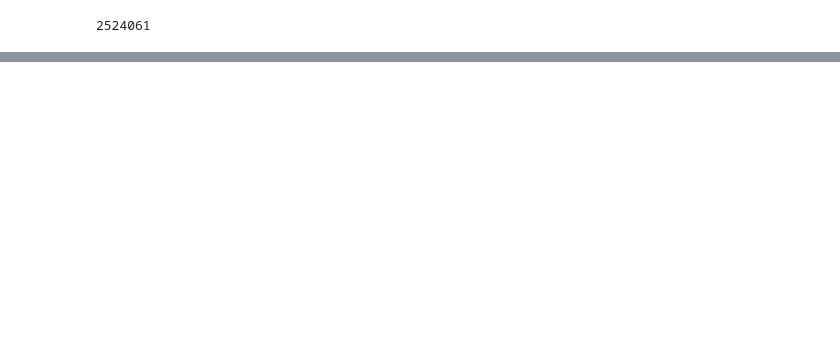
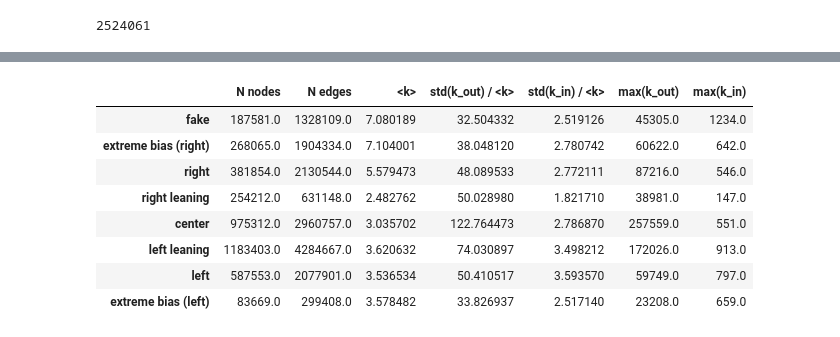
Before and after one commit to kayzhou/fake_news_during_election, a Jupyter notebook: all_tweets.ipynb, the cells around one changed output, grey strips where cells are left out. Cells and saved outputs as stored; diff of their text form; code cells hidden in the pictures; blank space fills up the shorter version.

```diff
--- a/all_tweets.ipynb
+++ b/all_tweets.ipynb
@@ -1382,0 +1350,19 @@ Name: media_type, dtype: float64
+# %%
+def get_num_of_retweeted_for_user(uid):
+    """
+    uid作为源的次数及被转总次数
+    """
+    # print(uid)
+    tids = all_tweets[(all_tweets.user_id==uid) & (all_tweets.media_type=="0")].tweet_id
+    num_of_retweets = [retweeted_count[tid] for tid in tids]
+    _sum = sum(num_of_retweets)
+    return len(tids), _sum
+
+cnt = 0
+with open("data/CI_clique.txt", "w") as f:
+    for uid in all_users[all_users.fake_source>0].index:
+        cnt += 1
+        rst = get_num_of_retweeted_for_user(uid)
+        print(rst[0], rst[1], file=f, sep=",")
+        if cnt % 10 == 0:
+            print(cnt)
@@ -2152,0 +2153,7 @@ len(URL_counts)
+# %%
+networks_char = {}
+
+for i in range(len(map_labels)):
+    category = map_labels[str(i)]
+    rst = get_G_char("disk/network_{}.gpickle".format(category))
+    networks_char[category] = rst
@@ -2152,0 +2169,14 @@ len(URL_counts)
+# %%
+networks_char = pd.DataFrame(networks_char).transpose()
+networks_char = networks_char[["N nodes", "N edges", "<k>", "std(k_out) / <k>", "std(k_in) / <k>", "max(k_out)", "max(k_in)"]]
+networks_char
+# %% [output]
+|  | N nodes | N edges | <k> | std(k_out) / <k> | std(k_in) / <k> | max(k_out) | max(k_in) |
+| fake | 187581.0 | 1328109.0 | 7.080189 | 32.504332 | 2.519126 | 45305.0 | 1234.0 |
+| extreme bias (right) | 268065.0 | 1904334.0 | 7.104001 | 38.048120 | 2.780742 | 60622.0 | 642.0 |
+| right | 381854.0 | 2130544.0 | 5.579473 | 48.089533 | 2.772111 | 87216.0 | 546.0 |
+| right leaning | 254212.0 | 631148.0 | 2.482762 | 50.028980 | 1.821710 | 38981.0 | 147.0 |
+| center | 975312.0 | 2960757.0 | 3.035702 | 122.764473 | 2.786870 | 257559.0 | 551.0 |
+| left leaning | 1183403.0 | 4284667.0 | 3.620632 | 74.030897 | 3.498212 | 172026.0 | 913.0 |
+| left | 587553.0 | 2077901.0 | 3.536534 | 50.410517 | 3.593570 | 59749.0 | 797.0 |
+| extreme bias (left) | 83669.0 | 299408.0 | 3.578482 | 33.826937 | 2.517140 | 23208.0 | 659.0 |
```
Also changed, not shown: parts of 27 cells of this notebook, 3 other files.
